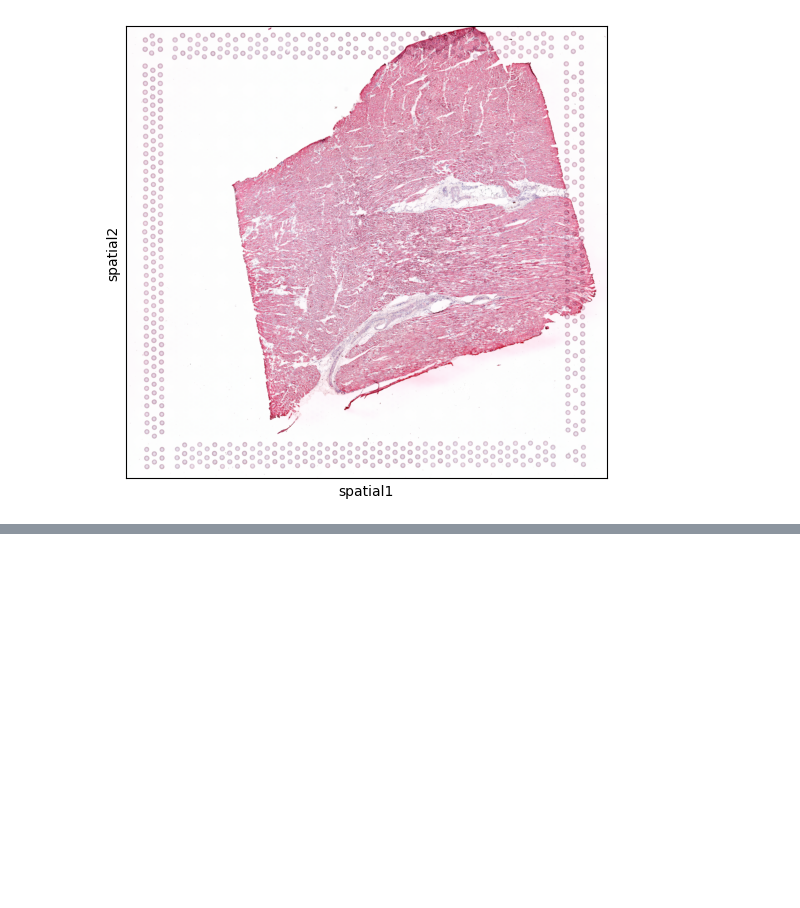
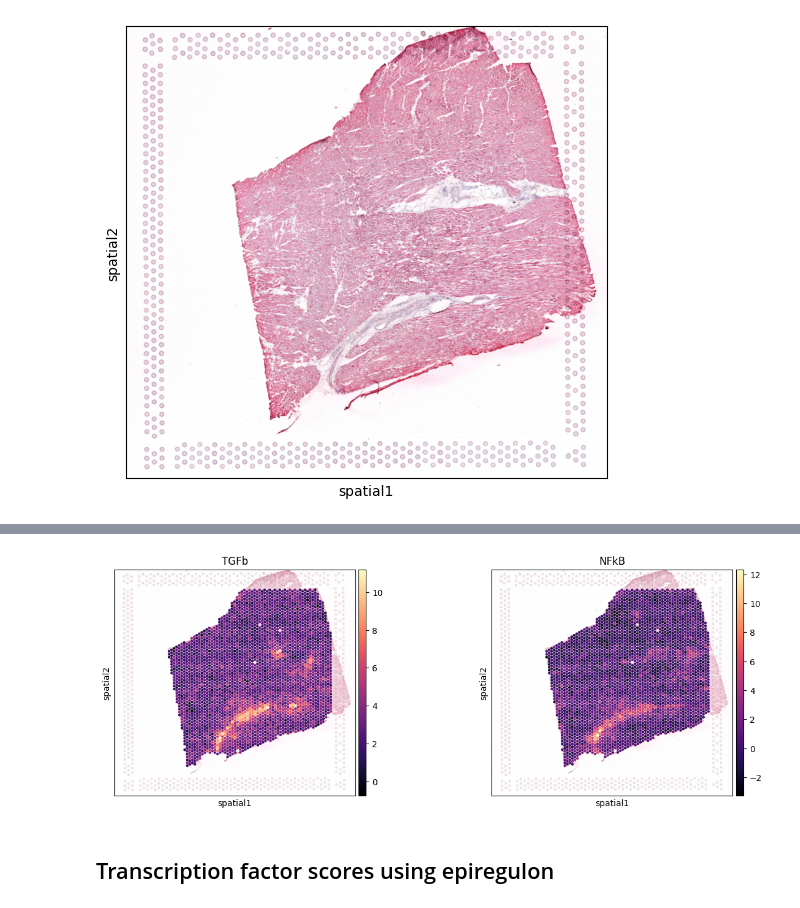
Before and after one commit to sychen9584/mi-heart, a Jupyter notebook: notebooks/spatial/spatial_ctrl_p7_exploration.ipynb, the cells around one changed output, grey strips where cells are left out. Cells and saved outputs as stored; diff of their text form; code cells hidden in the pictures; blank space fills up the shorter version.

```diff
--- a/notebooks/spatial/spatial_ctrl_p7_exploration.ipynb
+++ b/notebooks/spatial/spatial_ctrl_p7_exploration.ipynb
@@ -147,0 +119,3 @@ ValueError: After filtering by genes, no interactions remain.
+# %%
+progeny = dc.op.progeny(organism="human")
+progeny
@@ -147,0 +136,5 @@ ValueError: After filtering by genes, no interactions remain.
+# %%
+adata = dc.mt.ulm(data=adata, net=progeny)
+# %%
+score = dc.pp.get_obsm(adata=adata, key='score_ulm')
+score
@@ -147,0 +146,12 @@ ValueError: After filtering by genes, no interactions remain.
+# %%
+pw = ['TGFb', 'NFkB']
+sq.pl.spatial_scatter(
+    score,
+    color=pw,
+    library_id="Visium_3_CK281",
+    size=1.4, img_alpha=0.5, cmap="magma"
+)
+# %% [output]
+[figure, added]
+# %% [markdown]
+## Transcription factor scores using epiregulon
```
Also changed, not shown: parts of 19 cells of this notebook, 5 other files.
